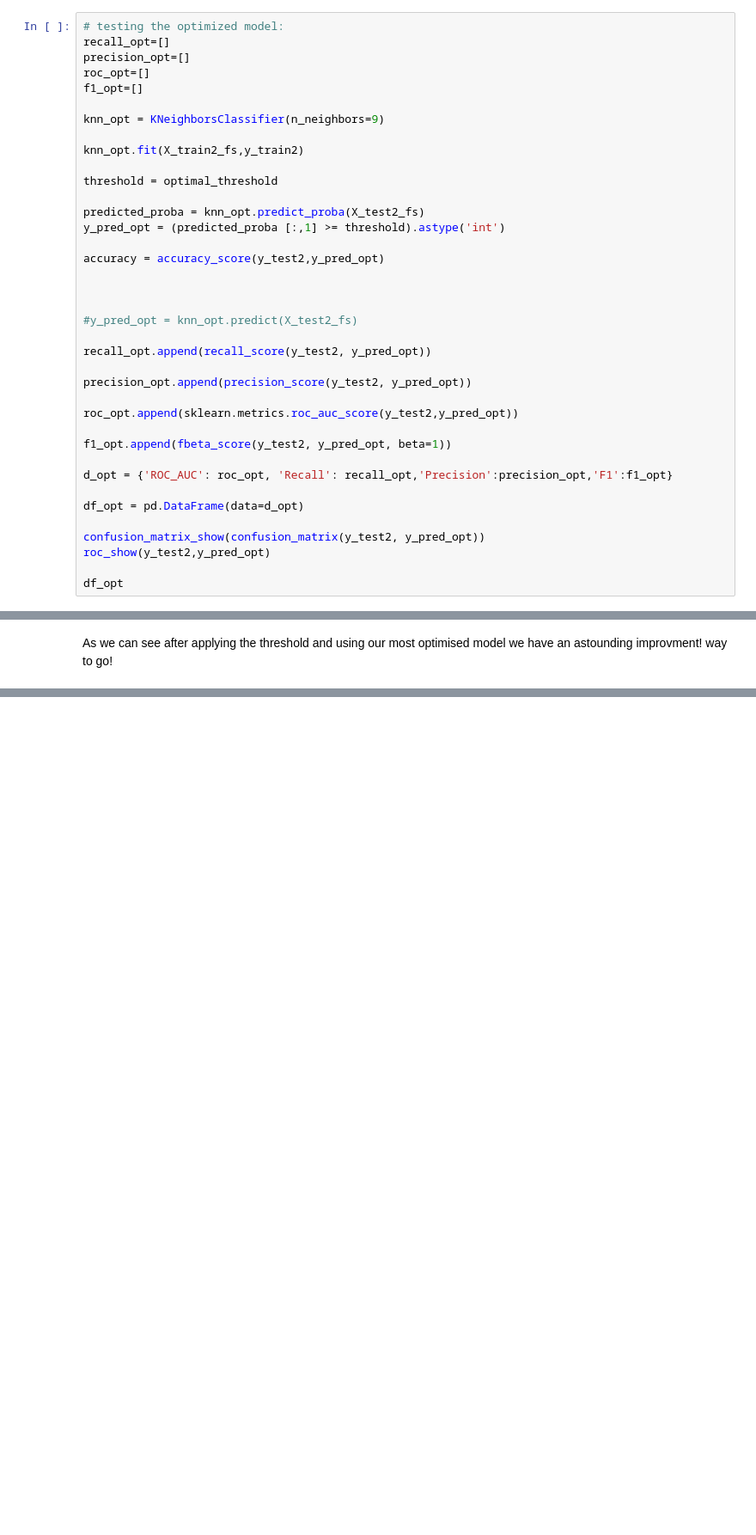
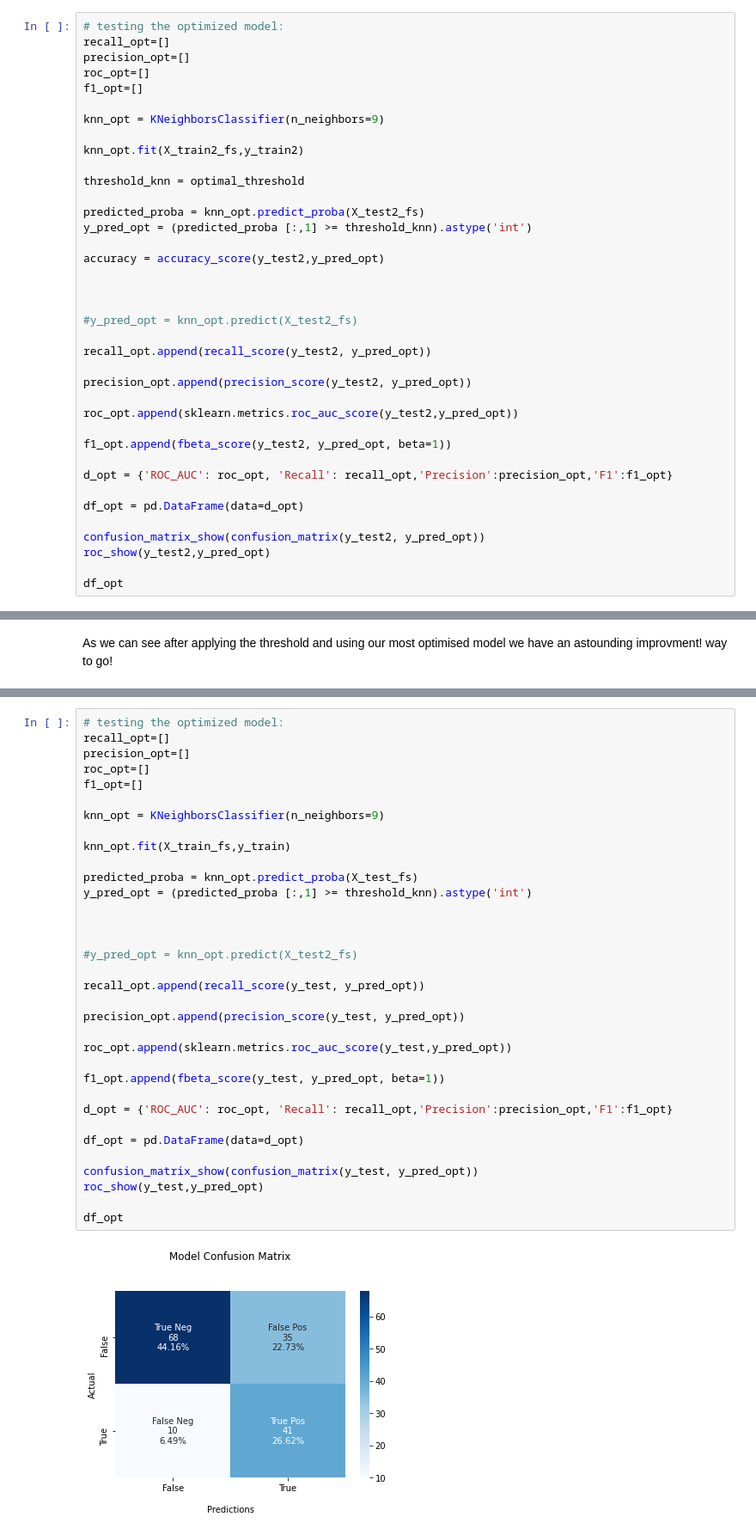
Before and after one commit to Aviost111/Diabetes_Predictions, a Jupyter notebook: Model_testing.ipynb, the cells around one changed output, grey strips where cells are left out. Shown at 86% size. Drawn from its saved outputs; the diff is of its cells as text; blank space fills up the shorter version.

```diff
--- a/Model_testing.ipynb
+++ b/Model_testing.ipynb
@@ -603,10 +603,10 @@ knn_opt = KNeighborsClassifier(n_neighbors=9)
 
 knn_opt.fit(X_train2_fs,y_train2)
 
-threshold = optimal_threshold
+threshold_knn = optimal_threshold
 
 predicted_proba = knn_opt.predict_proba(X_test2_fs)
-y_pred_opt = (predicted_proba [:,1] >= threshold).astype('int')
+y_pred_opt = (predicted_proba [:,1] >= threshold_knn).astype('int')
 
 accuracy = accuracy_score(y_test2,y_pred_opt)
 
@@ -1036,0 +1037,36 @@ sadly its not as good but still a solid score
+# %%
+# testing the optimized model:
+recall_opt=[]
+precision_opt=[]
+roc_opt=[]
+f1_opt=[]
+
+knn_opt = KNeighborsClassifier(n_neighbors=9)
+
+knn_opt.fit(X_train_fs,y_train)
+
+predicted_proba = knn_opt.predict_proba(X_test_fs)
+y_pred_opt = (predicted_proba [:,1] >= threshold_knn).astype('int')
+
+
+
+#y_pred_opt = knn_opt.predict(X_test2_fs)
+
+recall_opt.append(recall_score(y_test, y_pred_opt))
+
+precision_opt.append(precision_score(y_test, y_pred_opt))
+
+roc_opt.append(sklearn.metrics.roc_auc_score(y_test,y_pred_opt))
+
+f1_opt.append(fbeta_score(y_test, y_pred_opt, beta=1))
+
+d_opt = {'ROC_AUC': roc_opt, 'Recall': recall_opt,'Precision':precision_opt,'F1':f1_opt}
+
+df_opt = pd.DataFrame(data=d_opt)
+
+confusion_matrix_show(confusion_matrix(y_test, y_pred_opt))
+roc_show(y_test,y_pred_opt)
+
+df_opt
+# %% [output]
+[figure, added]
```
Also changed, not shown: parts of 11 cells of this notebook.
